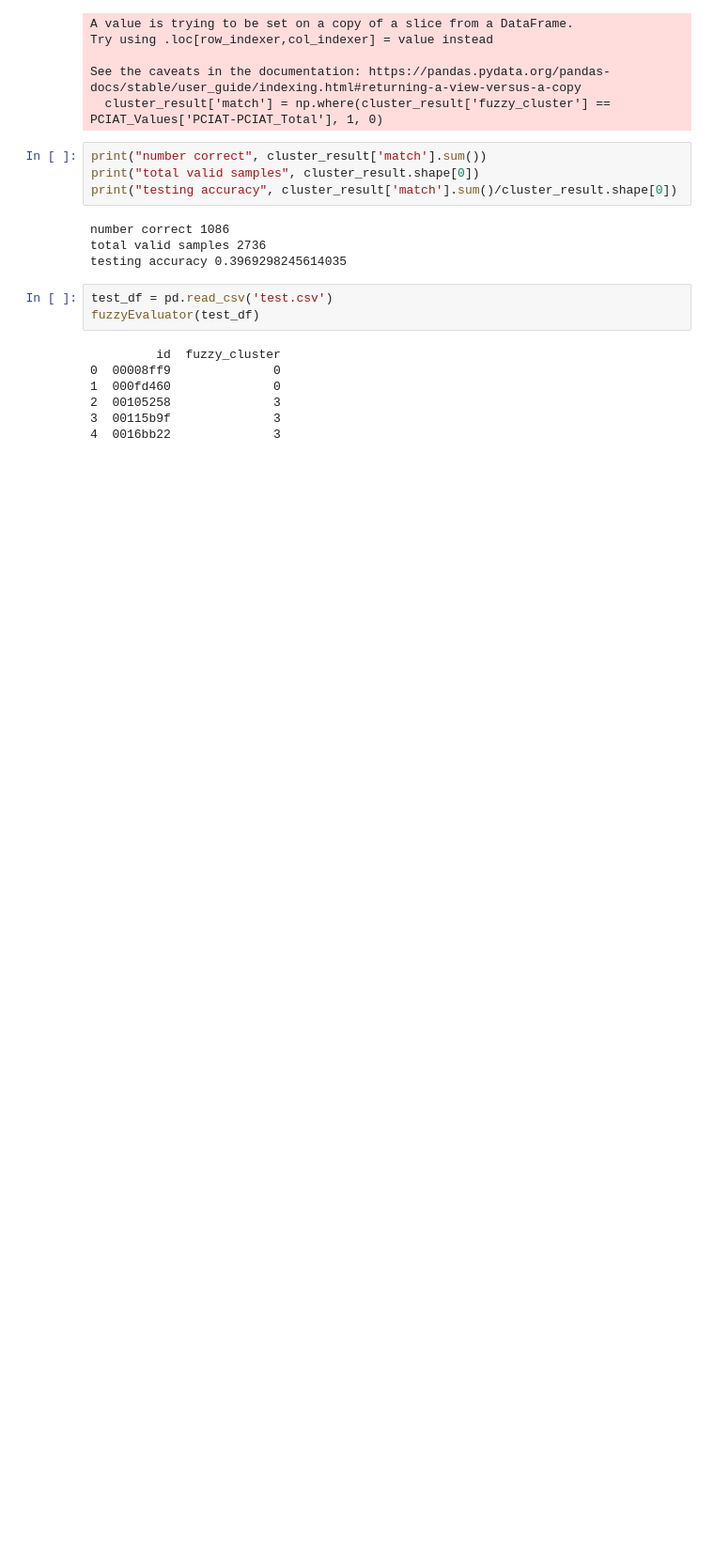
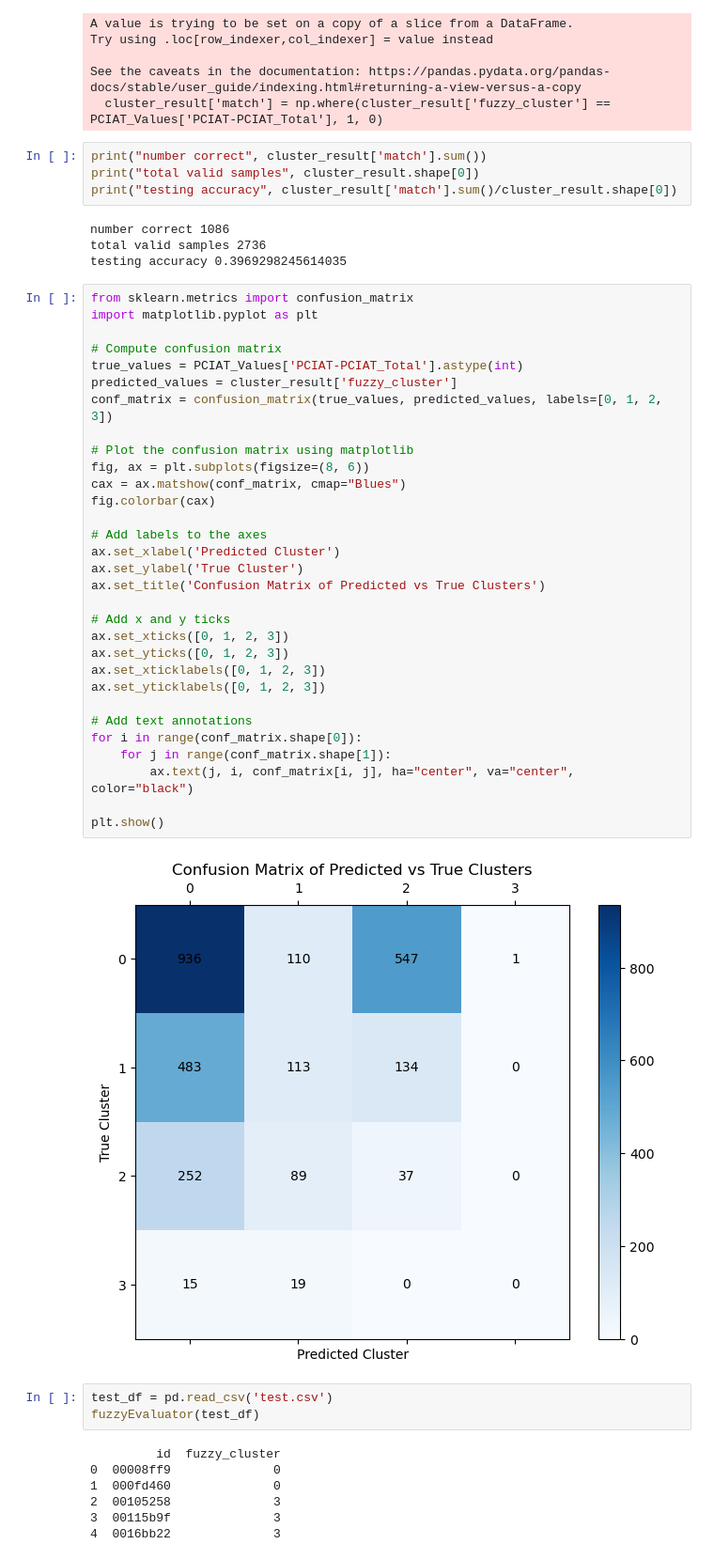
Before and after one commit to tsm40/Internet-Use, a Jupyter notebook: fuzzyKMeans.ipynb, the cells around one changed output. Shown at 94% size. Saved outputs shown, nothing was run; the diff lists cells and outputs as text; blank space fills up the shorter version.

Commit message:
add confusion matrix

```diff
--- a/fuzzyKMeans.ipynb
+++ b/fuzzyKMeans.ipynb
@@ -103,6 +146,39 @@ print("testing accuracy", cluster_result['match'].sum()/cluster_result.shape[0])
 number correct 1086
 total valid samples 2736
 testing accuracy 0.3969298245614035
+# %%
+from sklearn.metrics import confusion_matrix
+import matplotlib.pyplot as plt
+
+# Compute confusion matrix
+true_values = PCIAT_Values['PCIAT-PCIAT_Total'].astype(int)
+predicted_values = cluster_result['fuzzy_cluster']
+conf_matrix = confusion_matrix(true_values, predicted_values, labels=[0, 1, 2, 3])
+
+# Plot the confusion matrix using matplotlib
+fig, ax = plt.subplots(figsize=(8, 6))
+cax = ax.matshow(conf_matrix, cmap="Blues")
+fig.colorbar(cax)
+
+# Add labels to the axes
+ax.set_xlabel('Predicted Cluster')
+ax.set_ylabel('True Cluster')
+ax.set_title('Confusion Matrix of Predicted vs True Clusters')
+
+# Add x and y ticks
+ax.set_xticks([0, 1, 2, 3])
+ax.set_yticks([0, 1, 2, 3])
+ax.set_xticklabels([0, 1, 2, 3])
+ax.set_yticklabels([0, 1, 2, 3])
+
+# Add text annotations
+for i in range(conf_matrix.shape[0]):
+    for j in range(conf_matrix.shape[1]):
+        ax.text(j, i, conf_matrix[i, j], ha="center", va="center", color="black")
+
+plt.show()
+# %% [output]
+[figure, added]
 # %%
 test_df = pd.read_csv('test.csv')
 fuzzyEvaluator(test_df)
```
Also changed, not shown: parts of 3 cells of this notebook.
